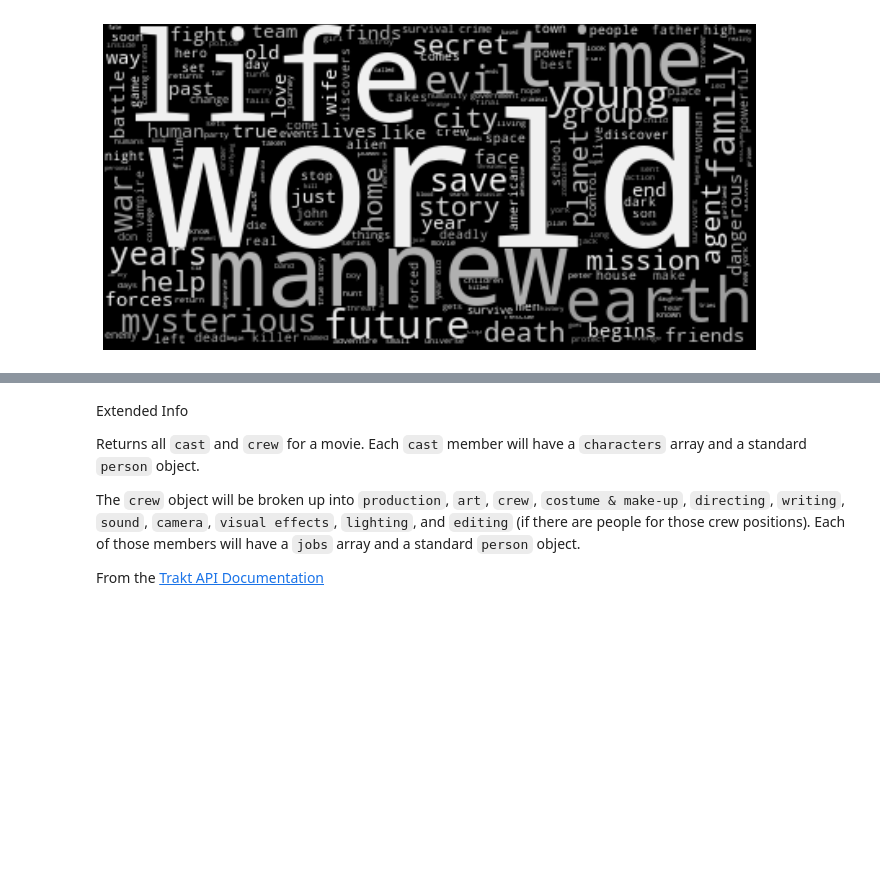
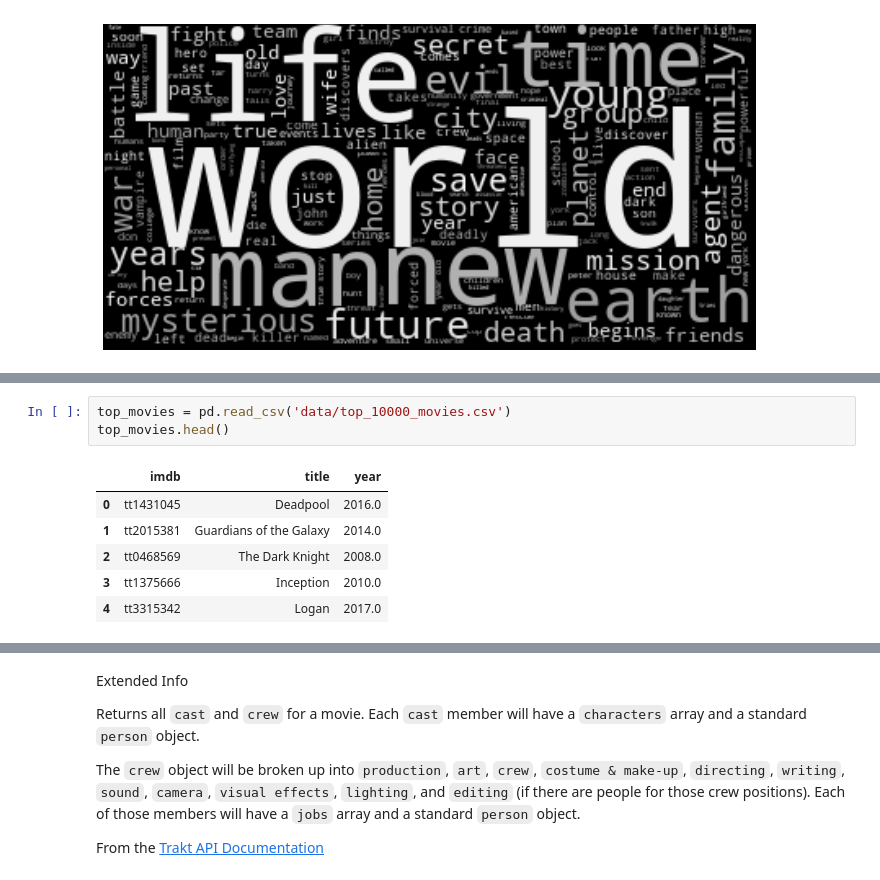
Before and after one commit to collardm/movie-recommender, a Jupyter notebook: movie-recommender.ipynb, the cells around one changed output, grey strips where cells are left out. Drawn from its saved outputs; the diff is of its cells as text; blank space fills up the shorter version.

```diff
--- a/Recommander.ipynb
+++ b/movie-recommender.ipynb
@@ -411,0 +464,10 @@ plt.show()
+# %%
+top_movies = pd.read_csv('data/top_10000_movies.csv')
+top_movies.head()
+# %% [output]
+|  | imdb | title | year |
+| 0 | tt1431045 | Deadpool | 2016.0 |
+| 1 | tt2015381 | Guardians of the Galaxy | 2014.0 |
+| 2 | tt0468569 | The Dark Knight | 2008.0 |
+| 3 | tt1375666 | Inception | 2010.0 |
+| 4 | tt3315342 | Logan | 2017.0 |
```
Also changed, not shown: parts of 13 cells of this notebook, 4 other files.
